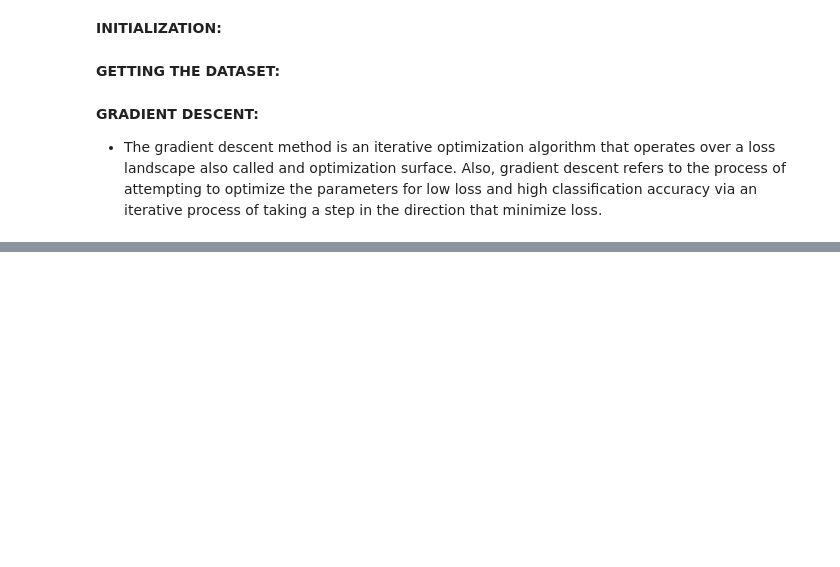
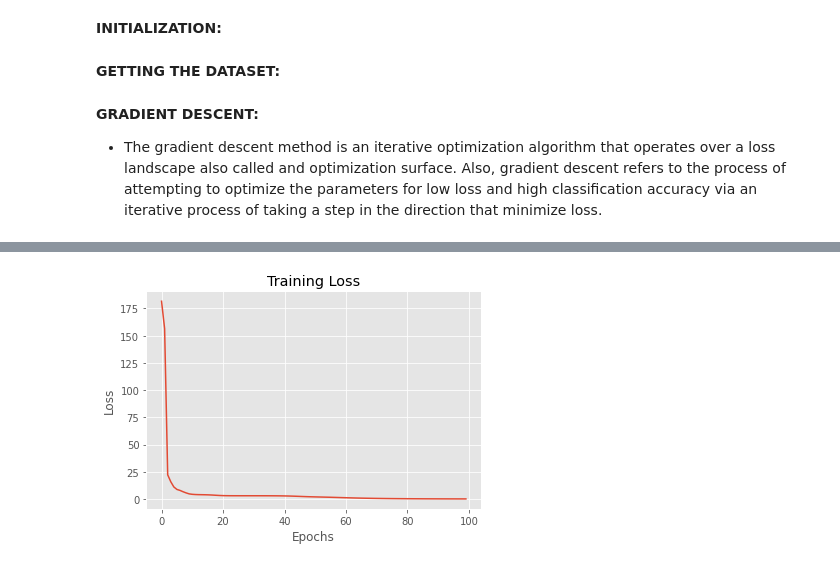
Before and after one commit to ThinamXx/ComputerVision, a Jupyter notebook: 03. Image Classification/GradientDescent.ipynb, the cells around one changed output, grey strips where cells are left out. Saved outputs shown, nothing was run; the diff lists cells and outputs as text; code cells hidden in the pictures; blank space fills up the shorter version.

```diff
--- a/03. Image Classification/GradientDescent.ipynb
+++ b/03. Image Classification/GradientDescent.ipynb
@@ -69,0 +94,11 @@ for epoch in np.arange(0, epochs):
+# %%
+#@ INSPECTING LOSS:
+plt.style.use("ggplot")
+plt.figure()
+plt.plot(np.arange(0, epochs), losses)
+plt.title("Training Loss")
+plt.xlabel("Epochs")
+plt.ylabel("Loss")
+plt.show();
+# %% [output]
+[figure, added]
```
Also changed, not shown: parts of 3 cells of this notebook.
